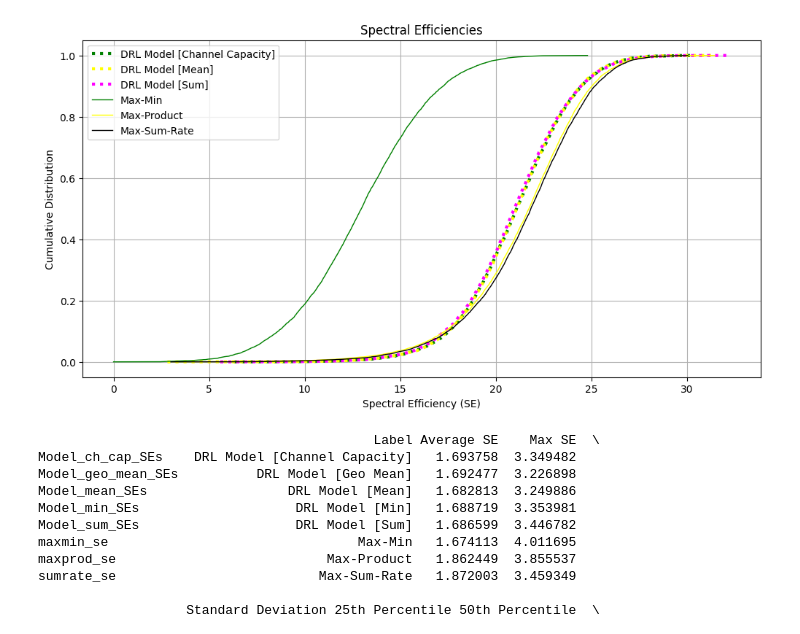
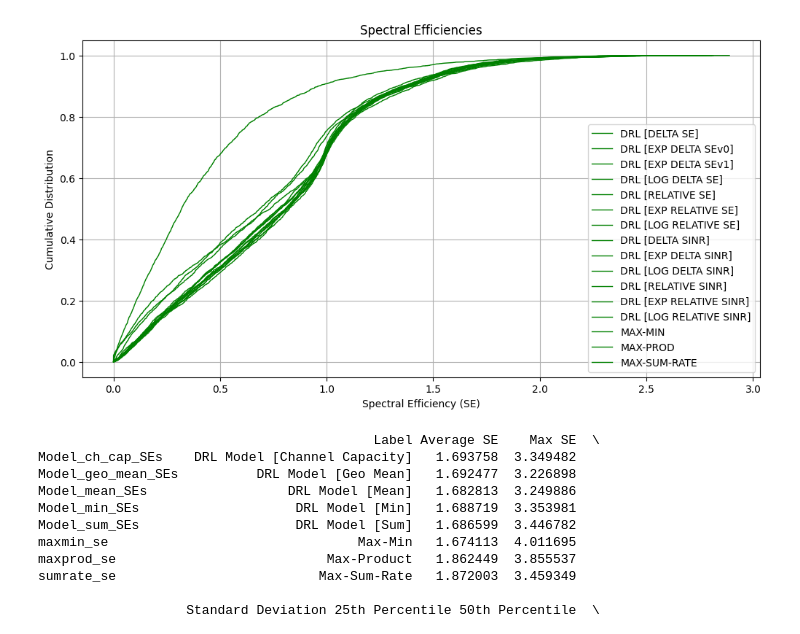
Before and after one commit to mahmoud-atwi/DRL-Cell-Free-Massive-MIMO-Uplink-Power-Control, a Jupyter notebook: benchmarking.ipynb, the cells around one changed output. Drawn from its saved outputs; the diff is of its cells as text; code cells hidden in the pictures.

```diff
--- a/benchmarking.ipynb
+++ b/benchmarking.ipynb
@@ -119,6 +47,6 @@ sgd_data = {
 }
 # %%
-plot_cdf_pdf(data=sgd_data, title='Spectral Efficiencies', xlabel='Spectral Efficiency (SE)', operation='sum', cumulative=True)
+plot_cdf_pdf(data=SE_DATA, title='Spectral Efficiencies', xlabel='Spectral Efficiency (SE)', operation=None, cumulative=True)
 # %% [output]
-[figure, old version]
+[figure, new version]
 # %%
```
Also changed, not shown: parts of 24 cells of this notebook.
